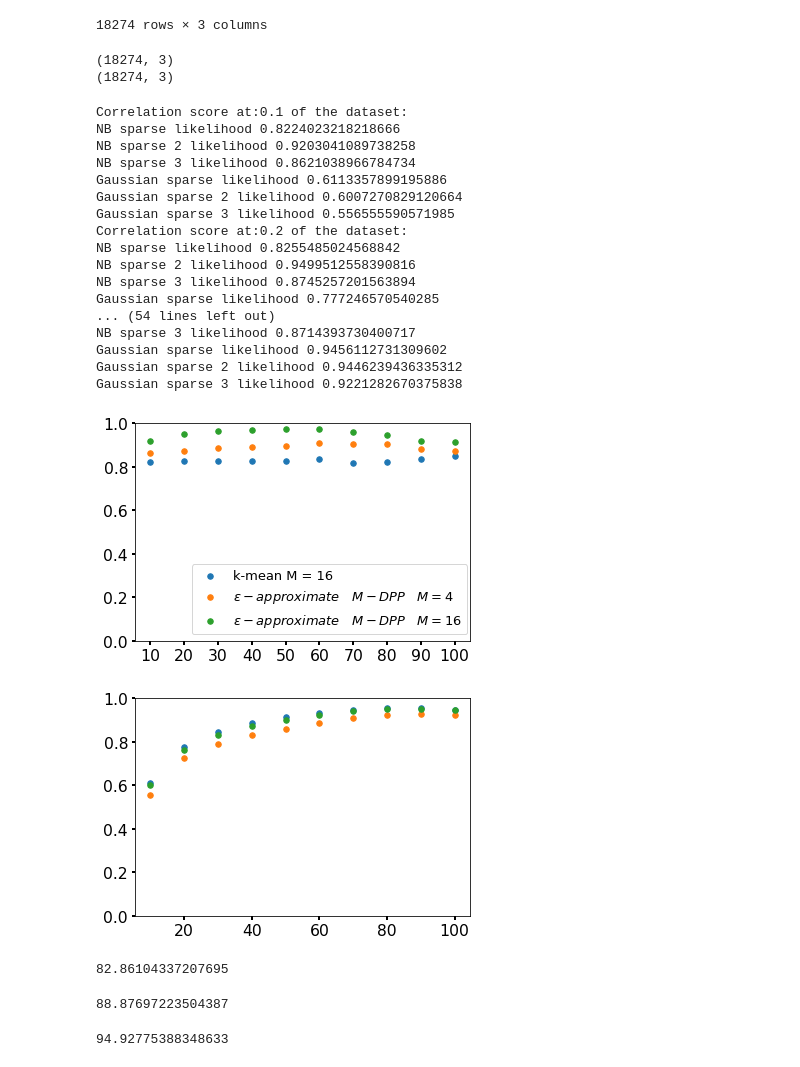
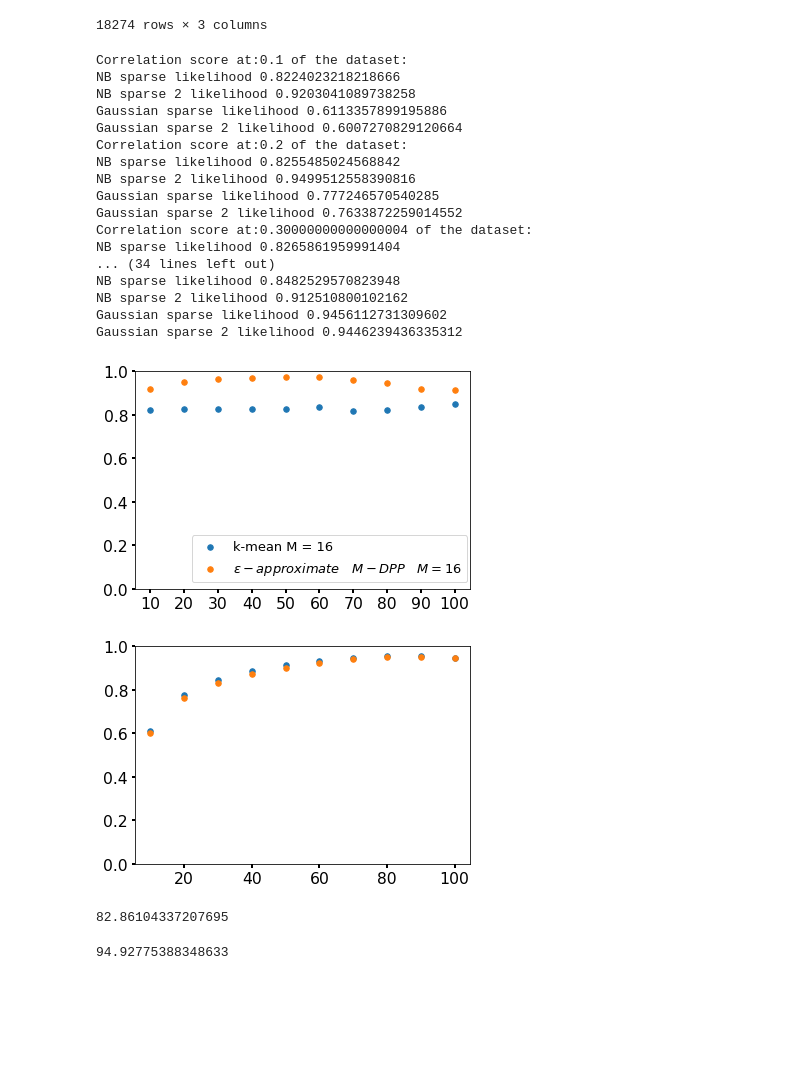
Before and after one commit to ManchesterBioinference/GPcounts, a Jupyter notebook: paper_notebooks/Sparse_Precision_recall_spearman_correlation.ipynb, the cells around one changed output. Drawn from its saved outputs; the diff is of its cells as text; code cells hidden in the pictures; blank space fills up the shorter version.

```diff
--- a/paper_notebooks/Sparse_Precision_recall_spearman_correlation.ipynb
+++ b/paper_notebooks/Sparse_Precision_recall_spearman_correlation.ipynb
@@ -140,16 +140,6 @@ GPcounts_G_2_sorted
 | ENSMUSG00000054115 | -556.080328 | -556.080321 | 0.000000 |
 | ENSMUSG00000102123 | 50.128301 | 50.128301 | 0.000000 |
 18274 rows × 3 columns
-# %%
-GPcounts_NB_3 = pd.read_csv('../data/ll_sparse_3_Negative_binomial_normalized_alpha_counts.csv',index_col=[0])
-GPcounts_G_3 = pd.read_csv('../data/ll_sparse_3_Gaussian_normalized_alpha_counts.csv',index_col=[0])
-GPcounts_NB_3_sorted = GPcounts_NB_3.sort_values(by=['log_likelihood_ratio'], ascending=False)
-GPcounts_G_3_sorted = GPcounts_G_3.sort_values(by=['log_likelihood_ratio'], ascending=False)
-print(GPcounts_NB_3.shape)
-print(GPcounts_G_3.shape)
-# %% [output]
-(18274, 3)
-(18274, 3)
 # %%
 percentage = np.array(list(range(1,11)))
 percentage = percentage * .10 # cut a percentage from the dataset
@@ -159,7 +149,6 @@ GPcounts_NB_full_index = list(GPcounts_NB_full_sorted.index.values)
 # index of genes ranked by log likelihood ratio from GPcounts with sparse NB likelihood
 GPcounts_NB_index = list(GPcounts_NB_sorted.index.values)
 GPcounts_NB_2_index = list(GPcounts_NB_2_sorted.index.values)
-GPcounts_NB_3_index = list(GPcounts_NB_3_sorted.index.values)
 
 #### Gaussian likelihood
 # index of genes ranked by log likelihood ratio from GPcounts with full G likelihood
@@ -167,15 +156,14 @@ GPcounts_G_full_index = list(GPcounts_G_full_sorted.index.values)
 # index of genes ranked by log likelihood ratio from GPcounts with sparse NB likelihood
 GPcounts_G_index = list(GPcounts_G_sorted.index.values)
 GPcounts_G_2_index = list(GPcounts_G_2_sorted.index.values)
-GPcounts_G_3_index = list(GPcounts_G_3_sorted.index.values)
 
 corr_NB = [] # correlation score  between GPcounts_NB full rank and GPcounts_NB sparse rank
 corr_NB_2 = [] # correlation score  between GPcounts_NB full rank and GPcounts_NB sparse rank
-corr_NB_3 = []
+
 
 corr_G = [] # correlation score  between GPcounts_G full rank and GPcounts_G sparse rank
 corr_G_2 = [] # correlation score  between GPcounts_G full rank and GPcounts_G sparse rank
-corr_G_3 = []
+
 
 for count in range(10):
     print('Correlation score at:'+str(percentage[count])+' of the dataset:')
@@ -183,19 +171,16 @@ for count in range(10):
     GPcounts_NB_full_index_part= GPcounts_NB_full_index[int(len(GPcounts_NB_full_index) * .0) : int(len(GPcounts_NB_full_index) * percentage[count])]
     GPcounts_NB_rank_part = []
     GPcounts_NB_2_rank_part = []
-    GPcounts_NB_3_rank_part = []
 
     # Gaussian likelihood
     GPcounts_G_full_index_part= GPcounts_G_full_index[int(len(GPcounts_G_full_index) * .0) : int(len(GPcounts_G_full_index) * percentage[count])]
     GPcounts_G_rank_part = []
     GPcounts_G_2_rank_part = []
-    GPcounts_G_3_rank_part = []
 
     for i in GPcounts_NB_full_index_part:
         # locate gene from NB full rank in GPcounts sparse rank to correlate ranking
         GPcounts_NB_rank_part.append(GPcounts_NB_index.index(i))
         GPcounts_NB_2_rank_part.append(GPcounts_NB_2_index.index(i))
-        GPcounts_NB_3_rank_part.append(GPcounts_NB_3_index.index(i))
 
     GPcounts_NB_full_rank_part = list(range(0,len(GPcounts_NB_full_index_part)))
 
@@ -207,16 +192,12 @@ for count in range(10):
     corr_NB_2.append(rho)
     print('NB sparse 2 likelihood',rho)
 
-    rho, pval = stats.spearmanr(GPcounts_NB_full_rank_part,GPcounts_NB_3_rank_part)
-    corr_NB_3.append(rho)
-    print('NB sparse 3 likelihood',rho)
 
     # Gaussian likelihood
     for i in GPcounts_G_full_index_part:
         # locate gene from NB full rank in GPcounts sparse rank to correlate ranking
         GPcounts_G_rank_part.append(GPcounts_G_index.index(i))
         GPcounts_G_2_rank_part.append(GPcounts_G_2_index.index(i))
-        GPcounts_G_3_rank_part.append(GPcounts_G_3_index.index(i))
 
     GPcounts_G_full_rank_part = list(range(0,len(GPcounts_G_full_index_part)))
 
@@ -227,62 +208,52 @@ for count in range(10):
     rho, pval = stats.spearmanr(GPcounts_G_full_rank_part,GPcounts_G_2_rank_part)
     corr_G_2.append(rho)
     print('Gaussian sparse 2 likelihood',rho)
-
-    rho, pval = stats.spearmanr(GPcounts_G_full_rank_part,GPcounts_G_3_rank_part)
-    corr_G_3.append(rho)
-    print('Gaussian sparse 3 likelihood',rho)
 # %% [output]
 Correlation score at:0.1 of the dataset:
 NB sparse likelihood 0.8224023218218666
 NB sparse 2 likelihood 0.9203041089738258
-NB sparse 3 likelihood 0.8621038966784734
 Gaussian sparse likelihood 0.6113357899195886
 Gaussian sparse 2 likelihood 0.6007270829120664
-Gaussian sparse 3 likelihood 0.556555590571985
 Correlation score at:0.2 of the dataset:
 NB sparse likelihood 0.8255485024568842
 NB sparse 2 likelihood 0.9499512558390816
-NB sparse 3 likelihood 0.8745257201563894
 Gaussian sparse likelihood 0.777246570540285
-... (54 lines left out)
-NB sparse 3 likelihood 0.8714393730400717
+Gaussian sparse 2 likelihood 0.7633872259014552
+Correlation score at:0.30000000000000004 of the dataset:
+NB sparse likelihood 0.8265861959991404
+... (34 lines left out)
+NB sparse likelihood 0.8482529570823948
+NB sparse 2 likelihood 0.912510800102162
 Gaussian sparse likelihood 0.9456112731309602
 Gaussian sparse 2 likelihood 0.9446239436335312
-Gaussian sparse 3 likelihood 0.9221282670375838
 # %%
 plt.rcParams.update({'font.size': 13})
 plt.xticks(percentage*100)
 
 plt.scatter(percentage*100,corr_NB,s=30,label ='k-mean M = 16')
-plt.scatter(percentage*100,corr_NB_3,s=30,label ='$\epsilon- approximate\quad M-DPP\quadM = 4$')
 plt.scatter(percentage*100,corr_NB_2,s=30,label ='$\epsilon- approximate\quad M-DPP\quadM = 16$')
 
 plt.ylim(0.,1.)
 plt.tick_params(labelsize='large', width=2)
 plt.legend(bbox_to_anchor=(.15, 0), loc='lower left', ncol=1)
 plt.show()
 
 plt.scatter(percentage*100,corr_G,s=30,label ='k-mean M = 16')
-plt.scatter(percentage*100,corr_G_3,s=30,label ='$\epsilon- approximate\quad M-DPP\quadM = 5$')
-plt.scatter(percentage*100,corr_G_2,s=30,label ='$\epsilon- approximate\quad M-DPP\quadM = 15$')
+plt.scatter(percentage*100,corr_G_2,s=30,label ='$\epsilon- approximate\quad M-DPP\quadM = 16$')
 
 #plt.xlabel('percentage of dataset', fontsize=16)
 #plt.ylabel('Spearman correlation', fontsize=16)
 plt.ylim(0.,1.)
 plt.tick_params(labelsize='large', width=2)
 #plt.legend(bbox_to_anchor=(.28, 0), loc='lower left', ncol=1)
 plt.show()
 # %% [output]
-[figure, old version]
+[figure, new version]
-[figure, old version]
+[figure, new version]
 # %%
 (sum(corr_NB) / len(corr_NB))*100
 # %% [output]
 82.86104337207695
-# %%
-(sum(corr_NB_3) / len(corr_NB_3))*100
-# %% [output]
-88.87697223504387
 # %%
 (sum(corr_NB_2) / len(corr_NB_2))*100
 # %% [output]
```
Also changed, not shown: 54 other files.
